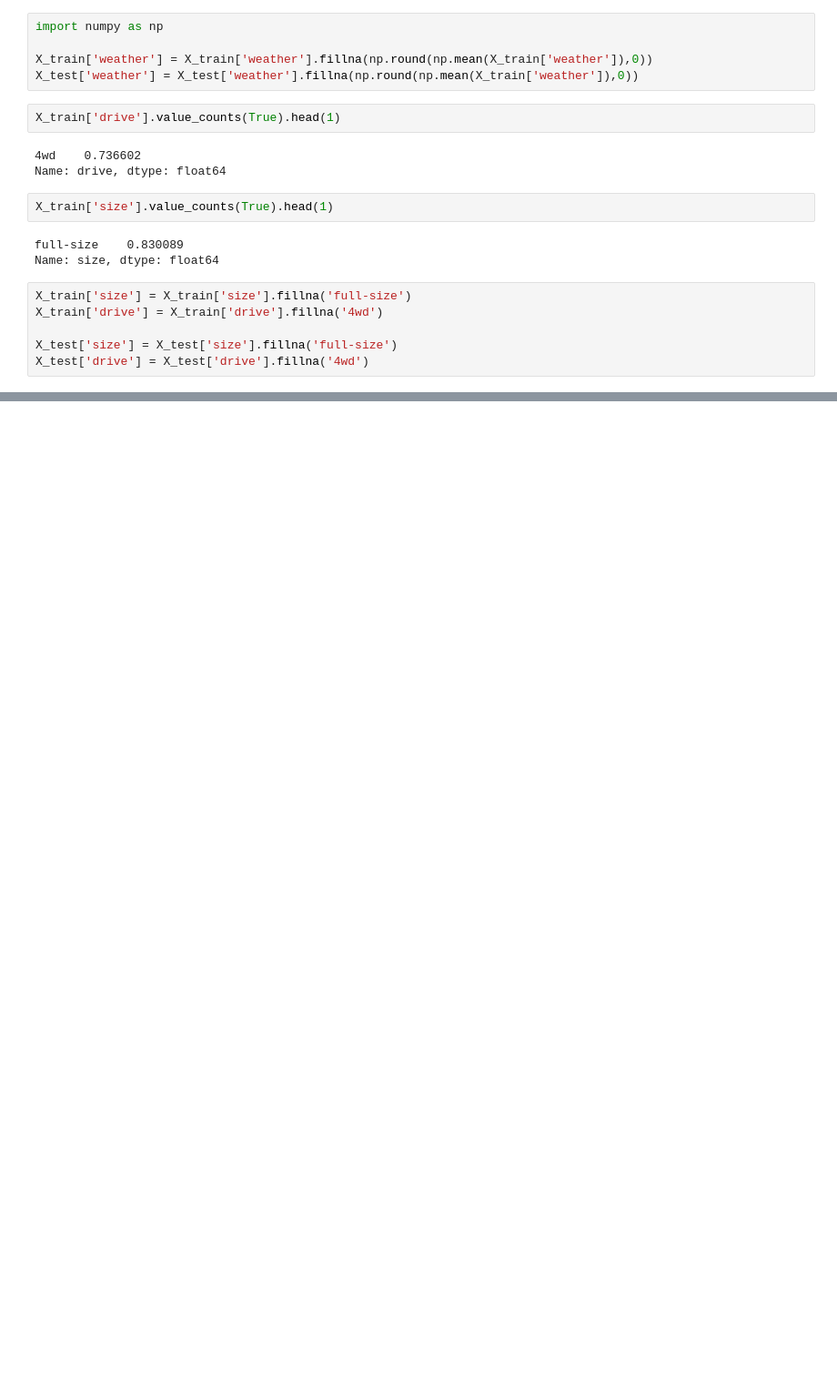
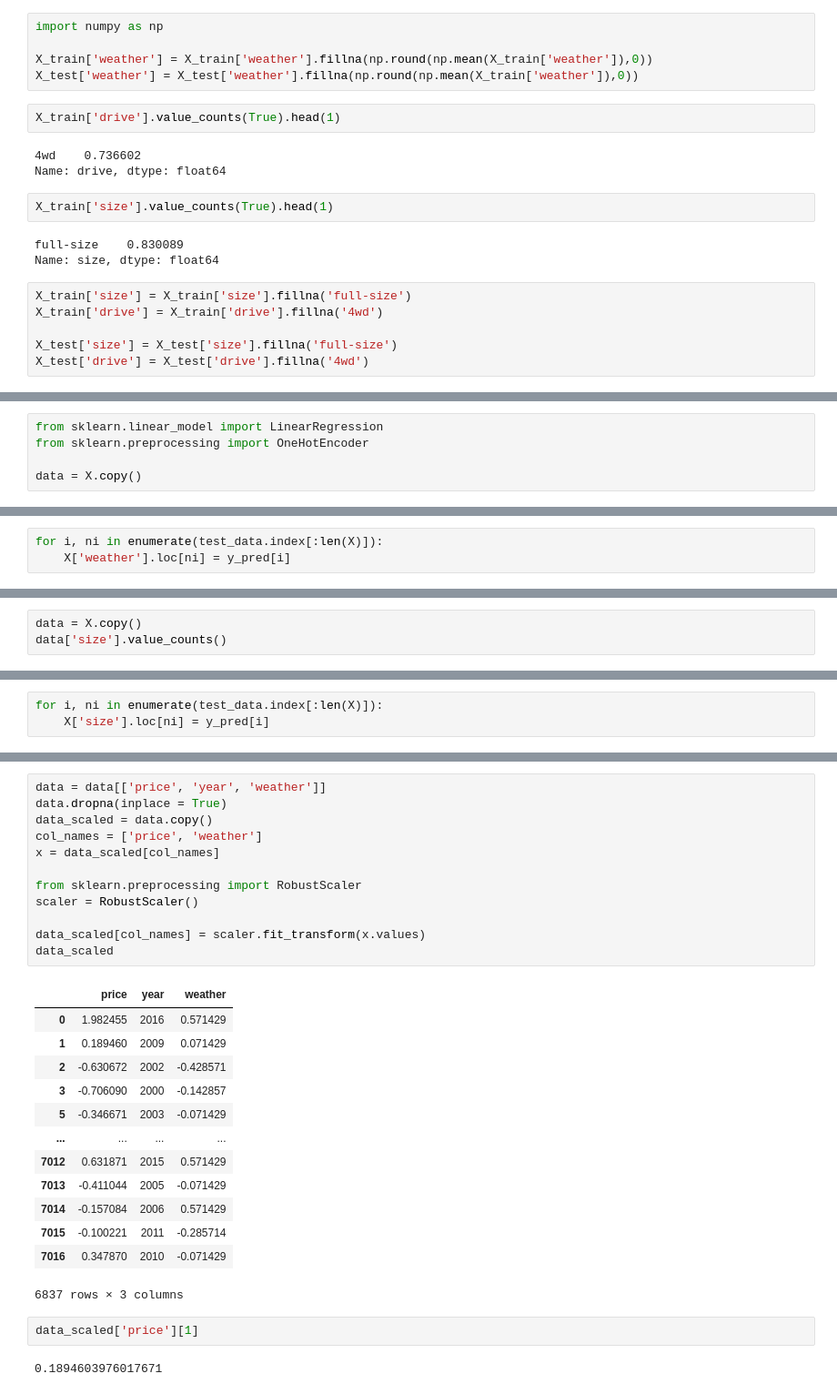
Before and after one commit to Eliseykina/sf_data_science, a Jupyter notebook: блок 4/Отбор и селекция признаков/Кодирование_признаков.ipynb, the cells around one changed output, grey strips where cells are left out. Shown at 91% size. Drawn from its saved outputs; the diff is of its cells as text; blank space fills up the shorter version.

```diff
--- a/блок 4/Отбор и селекция признаков/Кодирование_признаков.ipynb
+++ b/блок 4/Отбор и селекция признаков/Кодирование_признаков.ipynb
@@ -219,0 +253,5 @@ X_test['drive'] = X_test['drive'].fillna('4wd')
+# %%
+from sklearn.linear_model import LinearRegression
+from sklearn.preprocessing import OneHotEncoder
+
+data = X.copy()
@@ -219,0 +296,3 @@ X_test['drive'] = X_test['drive'].fillna('4wd')
+# %%
+for i, ni in enumerate(test_data.index[:len(X)]):
+    X['weather'].loc[ni] = y_pred[i]
@@ -219,0 +304,3 @@ X_test['drive'] = X_test['drive'].fillna('4wd')
+# %%
+data = X.copy()
+data['size'].value_counts()
@@ -219,0 +360,3 @@ X_test['drive'] = X_test['drive'].fillna('4wd')
+# %%
+for i, ni in enumerate(test_data.index[:len(X)]):
+    X['size'].loc[ni] = y_pred[i]
@@ -261,0 +504,30 @@ memory usage: 89.6+ KB
+# %%
+data = data[['price', 'year', 'weather']]
+data.dropna(inplace = True)
+data_scaled = data.copy()
+col_names = ['price', 'weather']
+x = data_scaled[col_names]
+
+from sklearn.preprocessing import RobustScaler
+scaler = RobustScaler()
+
+data_scaled[col_names] = scaler.fit_transform(x.values)
+data_scaled
+# %% [output]
+|  | price | year | weather |
+| 0 | 1.982455 | 2016 | 0.571429 |
+| 1 | 0.189460 | 2009 | 0.071429 |
+| 2 | -0.630672 | 2002 | -0.428571 |
+| 3 | -0.706090 | 2000 | -0.142857 |
+| 5 | -0.346671 | 2003 | -0.071429 |
+| ... | ... | ... | ... |
+| 7012 | 0.631871 | 2015 | 0.571429 |
+| 7013 | -0.411044 | 2005 | -0.071429 |
+| 7014 | -0.157084 | 2006 | 0.571429 |
+| 7015 | -0.100221 | 2011 | -0.285714 |
+| 7016 | 0.347870 | 2010 | -0.071429 |
+6837 rows × 3 columns
+# %%
+data_scaled['price'][1]
+# %% [output]
+0.1894603976017671
```
Also changed, not shown: parts of 34 cells of this notebook, 46 other files.
